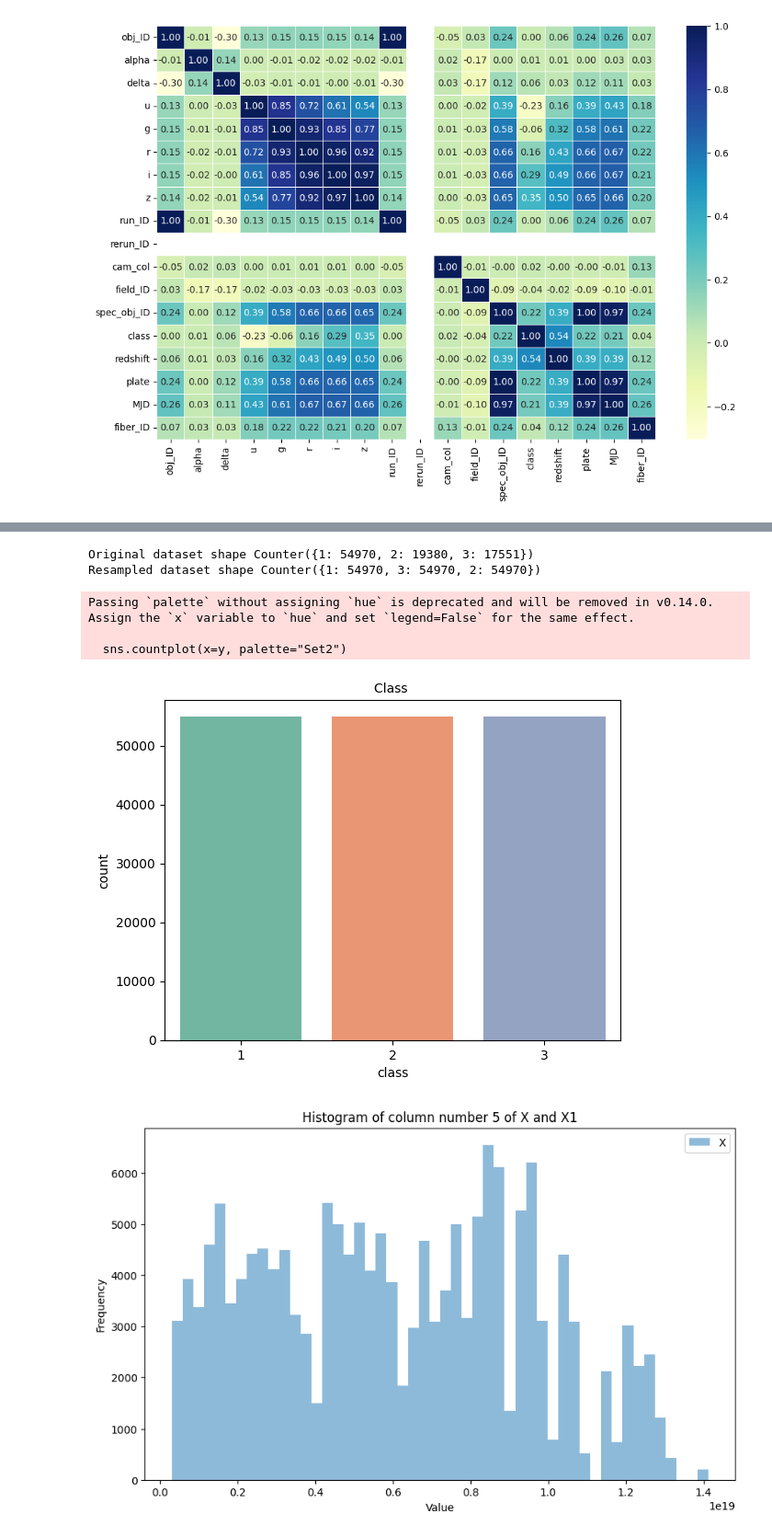
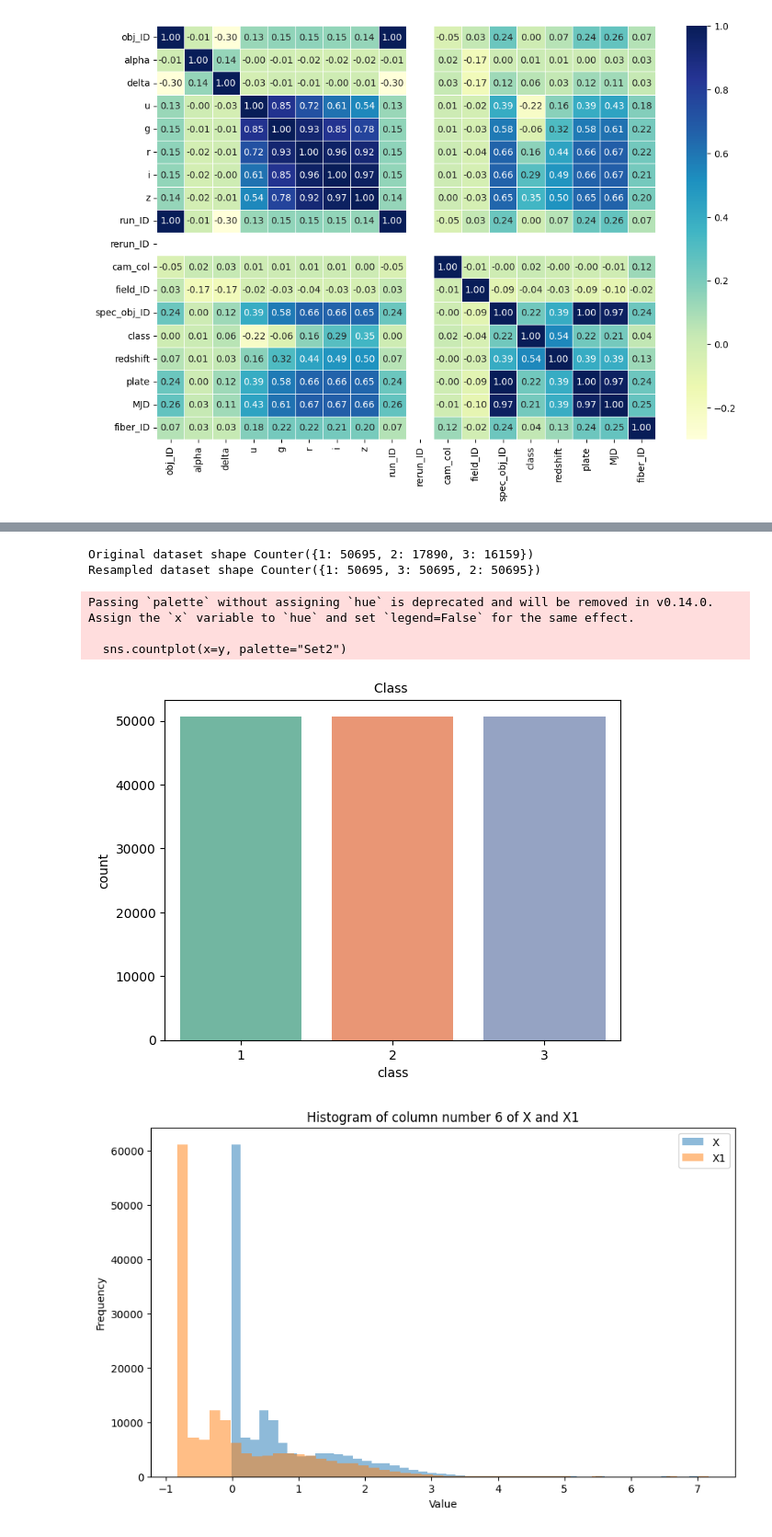
Before and after one commit to Francisco-Saraiva/daco_bell, a Jupyter notebook: Project/take_1.ipynb, the cells around one changed output, grey strips where cells are left out. Shown at 92% size. Cells and saved outputs as stored; diff of their text form; code cells hidden in the pictures.

```diff
--- a/Project/take_1.ipynb
+++ b/Project/take_1.ipynb
@@ -92,6 +93,7 @@ std = np.std(clf.negative_outlier_factor_)
 
 # Define the threshold for outliers
 threshold = mean - 0.5 * std
+threshold = -1.5
 
 # Detect outliers
 outliers = dataset[clf.negative_outlier_factor_ < threshold]
@@ -252,8 +254,8 @@ print('Original dataset shape %s' % Counter(y))
 X, y = sm.fit_resample(X, y)
 print('Resampled dataset shape %s' % Counter(y))
 # %% [output]
-Original dataset shape Counter({1: 54970, 2: 19380, 3: 17551})
-Resampled dataset shape Counter({1: 54970, 3: 54970, 2: 54970})
+Original dataset shape Counter({1: 50695, 2: 17890, 3: 16159})
+Resampled dataset shape Counter({1: 50695, 3: 50695, 2: 50695})
 # %%
 sns.countplot(x=y, palette="Set2")
 plt.title("Class ",fontsize=10)
@@ -262,23 +264,23 @@ plt.show()
 Passing `palette` without assigning `hue` is deprecated and will be removed in v0.14.0. Assign the `x` variable to `hue` and set `legend=False` for the same effect.
 
   sns.countplot(x=y, palette="Set2")
-[figure, old version]
+[figure, new version]
 # %%
 # Feature Scaling
 sc = StandardScaler()
 X1 = sc.fit_transform(X)
 # %%
 # Checking if data's shape is still the same (which it should be)
-column = 5
+column = 6
 
 
 plt.figure(figsize=(10, 6))
 plt.hist(X.iloc[:, column], bins=50, label='X', alpha=0.5)
-#plt.hist(X1[:, column], bins=50, label='X1', alpha=0.5)
+plt.hist(X1[:, column], bins=50, label='X1', alpha=0.5)
 plt.xlabel('Value')
 plt.ylabel('Frequency')
 plt.title('Histogram of column number ' + str(column) + ' of X and X1')
 plt.legend()
 plt.show()
 # %% [output]
-[figure, old version]
+[figure, new version]
```
Also changed, not shown: parts of 9 cells of this notebook.
